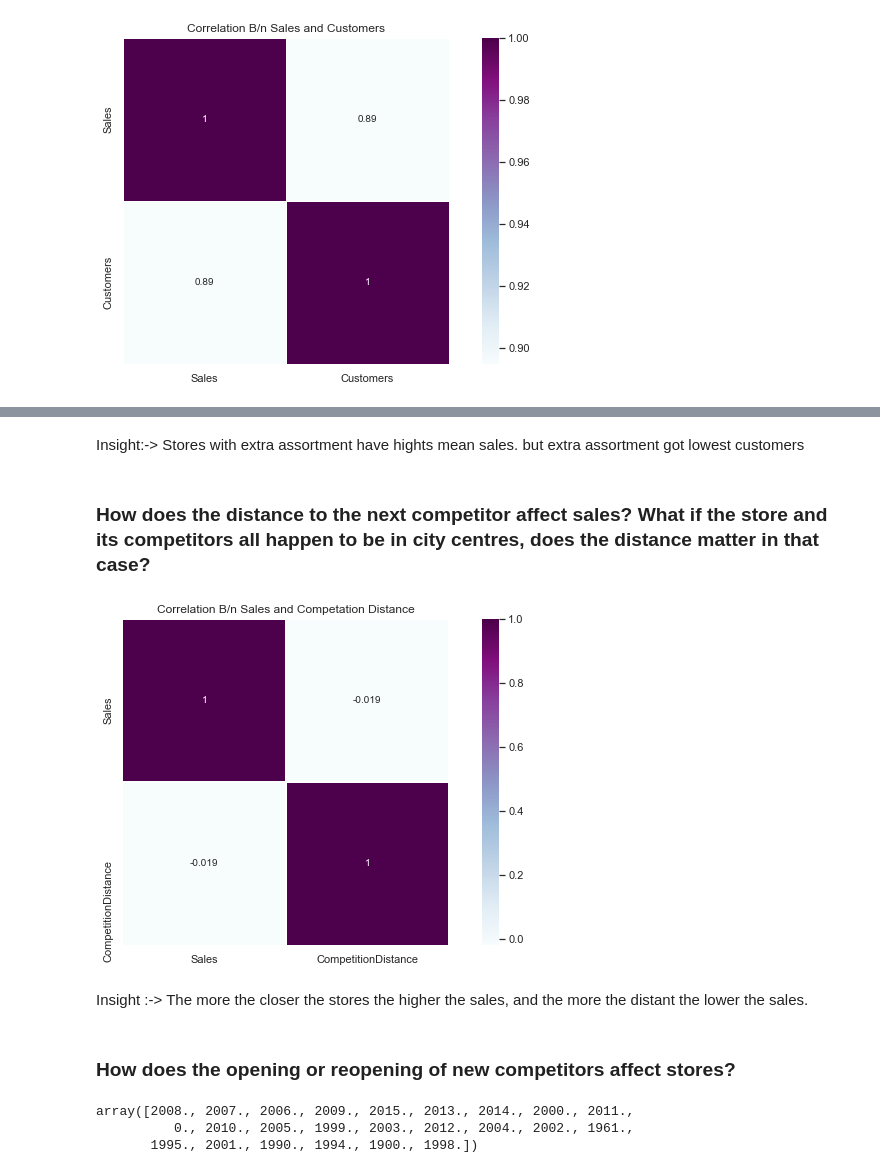
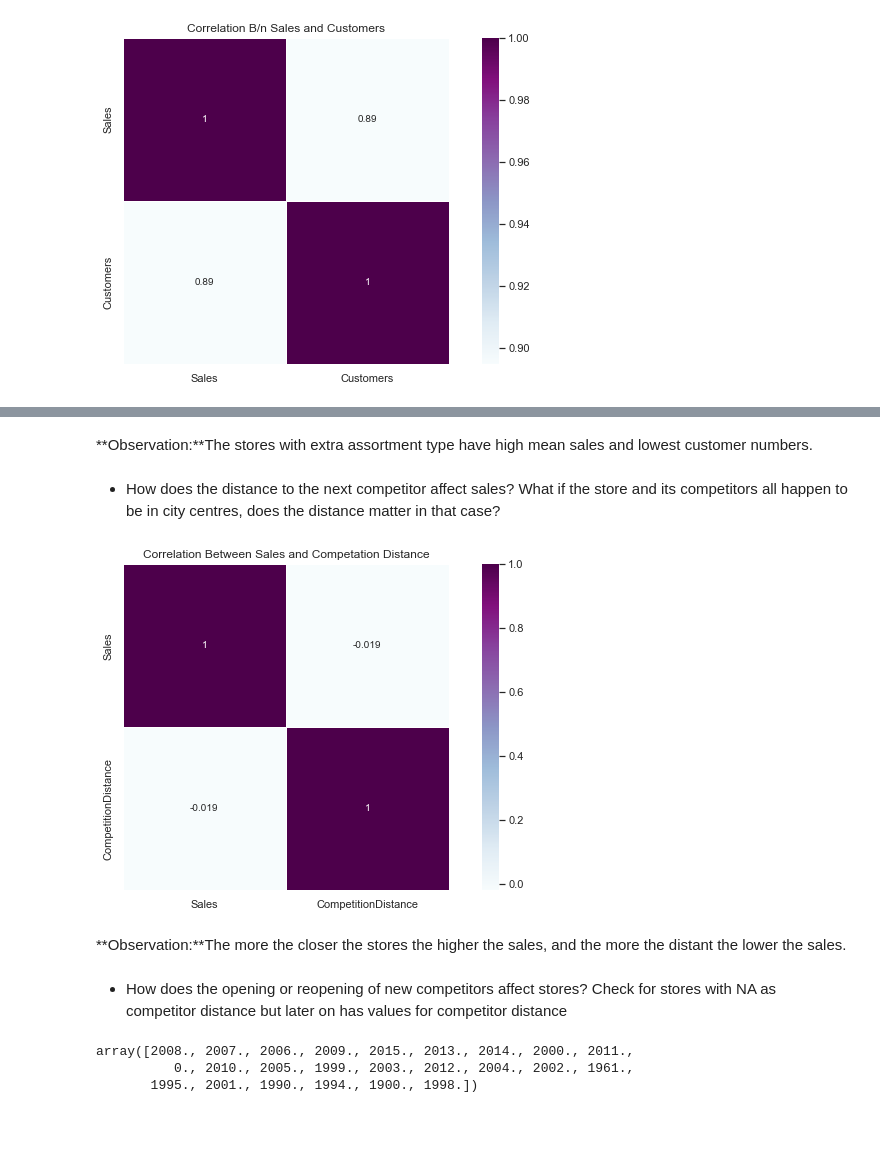
Before and after one commit to tadesse381/Pharmaceutical_Sales_prediction, a Jupyter notebook: notebooks/EDA_of_customer_purchasing_behavior.ipynb, the cells around one changed output, grey strips where cells are left out. Cells and saved outputs as stored; diff of their text form; code cells hidden in the pictures; blank space fills up the shorter version.

```diff
--- a/notebooks/EDA_of_customer_purchasing_behavior.ipynb
+++ b/notebooks/EDA_of_customer_purchasing_behavior.ipynb
@@ -157,0 +202,21 @@ https://stackoverflow.com/questions/55776571/how-to-split-a-date-column-into-sep
+# %%
+sns.set(style = "ticks")# to format into seaborn
+c = '#386B7F' # basic color for plots
+plt.figure(figsize = (12, 6))
+
+plt.subplot(311)
+cdf = ECDF(train_df['Sales'])
+plt.plot(cdf.x, cdf.y, label = "statmodels", color = c);
+plt.xlabel('Sales'); plt.ylabel('ECDF');
+
+# plot second ECDF
+plt.subplot(312)
+cdf = ECDF(train_df['Customers'])
+plt.plot(cdf.x, cdf.y, label = "statmodels", color = c);
+plt.xlabel('Customers');
+
+# plot second ECDF
+plt.subplot(313)
+cdf = ECDF(train_df['SalePerCustomer'])
+plt.plot(cdf.x, cdf.y, label = "statmodels", color = c);
+plt.xlabel('Sale per Customer');
@@ -204,0 +294,3 @@ dtype: int64
+# %%
+# No particular pattern observed. In this case, it makes a complete sense to replace NaN with the median values
+train_df['SalePerCustomer'].fillna(train_df['SalePerCustomer'].median(), inplace = True)
@@ -263,0 +456,14 @@ INFO:root:util.py - Year, Month, Day, WeekOfYear for Dataframe
+# %%
+# competition open time (in months)
+train_store['CompetitionOpen'] = 12 * (train_store.Year - train_store.CompetitionOpenSinceYear) + \
+        (train_store.Month - train_store.CompetitionOpenSinceMonth)
+
+# Promo open time
+train_store['PromoOpen'] = 12 * (train_store.Year - train_store.Promo2SinceYear) + \
+        (train_store.WeekOfYear - train_store.Promo2SinceWeek) / 4.0
+
+# replace NA's by 0
+train_store.fillna(0, inplace = True)
+
+# average PromoOpen time and CompetitionOpen time per store type
+train_store.loc[:, ['StoreType', 'Sales', 'Customers', 'PromoOpen', 'CompetitionOpen']].groupby('StoreType').mean()
@@ -406,18 +670,18 @@ INFO:root:util.py - get assortment for value of c
 | 1 | b | 8553.931999 | 16972525 |
 | 2 | c | 6058.676567 | 294302292 |
 # %% [markdown]
-Insight:-> Stores with extra assortment have hights mean sales. but extra assortment got lowest customers
+**Observation:**The stores with extra assortment type have high mean sales and lowest customer numbers.
 # %% [markdown]
-### How does the distance to the next competitor affect sales? What if the store and its competitors all happen to be in city centres, does the distance matter in that case?
+- How does the distance to the next competitor affect sales? What if the store and its competitors all happen to be in city centres, does the distance matter in that case?
 # %%
 columns = train_store[['Sales', 'CompetitionDistance']]
-plot.heatmap(columns, title='Correlation B/n Sales and Competation Distance')
+plot.heatmap(columns, title='Correlation Between Sales and Competation Distance')
 # %% [output]
-[figure, old version]
+[figure, new version]
-# %% [markdown]
-Insight :-> The more the closer the stores the higher the sales, and the more the distant the lower the sales.
+# %% [markdown]
+**Observation:**The more the closer the stores the higher the sales, and the more the distant the lower the sales.
 # %% [markdown]
-### How does the opening or reopening of new competitors affect stores?
+- How does the opening or reopening of new competitors affect stores? Check for stores with NA as competitor distance but later on has values for competitor distance
 # %%
 train_store["CompetitionOpenSinceYear"].unique()
 # %% [output]
```
Also changed, not shown: parts of 126 cells of this notebook, 51 other files.
